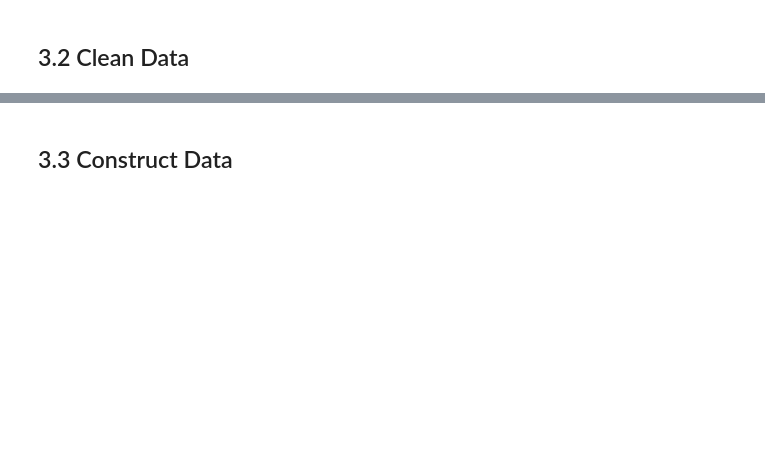
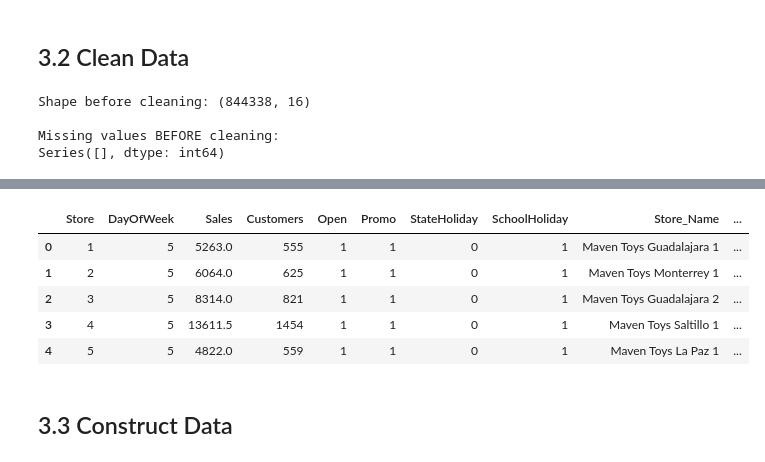
Before and after one commit to Mrschiss/IndusAnalProj, a Jupyter notebook: src/analytics_Project_Structure.ipynb, the cells around one changed output, grey strips where cells are left out. Drawn from its saved outputs; the diff is of its cells as text; code cells hidden in the pictures; blank space fills up the shorter version.

```diff
--- a/src/analytics_Project_Structure.ipynb
+++ b/src/analytics_Project_Structure.ipynb
@@ -1184,2 +1509,69 @@ Column: Customers
 # %% [markdown]
 ## 3.2 Clean Data
+# %%
+# 3.2 CLEAN DATA
+import numpy as np
+
+print("Shape before cleaning:", df_selected.shape)
+
+# Make a working copy
+df_clean = df_selected.copy()
+
+# 1. HANDLE MISSING VALUES
+
+print("\nMissing values BEFORE cleaning:")
+print(df_clean.isnull().sum()[df_clean.isnull().sum() > 0])
+
+# Numeric columns: fill NaNs with median
+num_cols = df_clean.select_dtypes(include=[np.number]).columns.tolist()
+for col in num_cols:
+    median_val = df_clean[col].median()
+    df_clean[col].fillna(median_val, inplace=True)
+
+# Categorical columns: fill NaNs with 'Unknown'
+cat_cols = df_clean.select_dtypes(include=['object', 'category']).columns.tolist()
+for col in cat_cols:
+    df_clean[col].fillna('Unknown', inplace=True)
+
+print("\nMissing values AFTER cleaning:")
+print(df_clean.isnull().sum()[df_clean.isnull().sum() > 0])
+
+# 2. REMOVE DUPLICATES
+
+before_dups = df_clean.shape[0]
+df_clean = df_clean.drop_duplicates()
+after_dups = df_clean.shape[0]
+
+print(f"\nDuplicates removed: {before_dups - after_dups}")
+print("Shape after removing duplicates:", df_clean.shape)
+
+# 3. HANDLE OUTLIERS (CAPPING)
+# We cap extreme values for key numerical columns using the IQR rule
+
+outlier_cols = [col for col in ['Sales', 'Customers', 'CompetitionDistance'] if col in df_clean.columns]
+
+for col in outlier_cols:
+    Q1 = df_clean[col].quantile(0.25)
+    Q3 = df_clean[col].quantile(0.75)
+    IQR = Q3 - Q1
+    lower = Q1 - 1.5 * IQR
+    upper = Q3 + 1.5 * IQR
+
+    before_outliers = ((df_clean[col] < lower) | (df_clean[col] > upper)).sum()
+    df_clean[col] = df_clean[col].clip(lower=lower, upper=upper)
+    after_outliers = ((df_clean[col] < lower) | (df_clean[col] > upper)).sum()
+
+    print(f"\nColumn: {col}")
+    print(f"  IQR: {IQR:.2f}")
+    print(f"  Outliers before capping: {before_outliers}")
+    print(f"  Outliers after capping: {after_outliers}")
+
+print("\nFinal cleaned dataset shape:", df_clean.shape)
+
+print("\nCleaned data preview:")
+display(df_clean.head())
+# %% [output]
+Shape before cleaning: (844338, 16)
+
+Missing values BEFORE cleaning:
+Series([], dtype: int64)
@@ -1186,2 +1614,8 @@ Column: Customers
+|  | Store | DayOfWeek | Sales | Customers | Open | Promo | StateHoliday | SchoolHoliday | Store_Name | ... |
+| 0 | 1 | 5 | 5263.0 | 555 | 1 | 1 | 0 | 1 | Maven Toys Guadalajara 1 | ... |
+| 1 | 2 | 5 | 6064.0 | 625 | 1 | 1 | 0 | 1 | Maven Toys Monterrey 1 | ... |
+| 2 | 3 | 5 | 8314.0 | 821 | 1 | 1 | 0 | 1 | Maven Toys Guadalajara 2 | ... |
+| 3 | 4 | 5 | 13611.5 | 1454 | 1 | 1 | 0 | 1 | Maven Toys Saltillo 1 | ... |
+| 4 | 5 | 5 | 4822.0 | 559 | 1 | 1 | 0 | 1 | Maven Toys La Paz 1 | ... |
 # %% [markdown]
 ## 3.3 Construct Data
```
Also changed, not shown: parts of 8 cells of this notebook.
